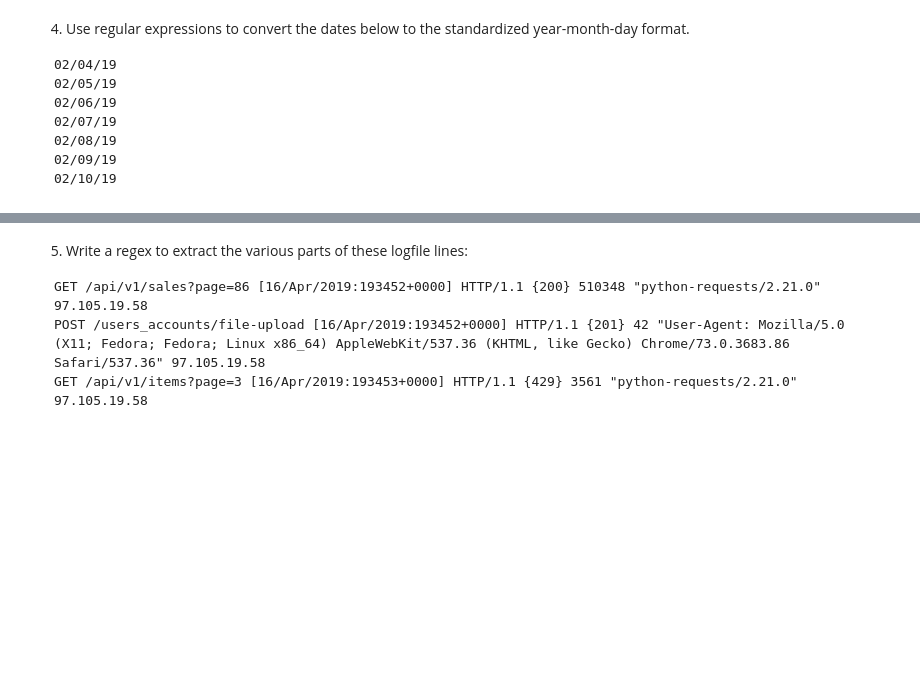
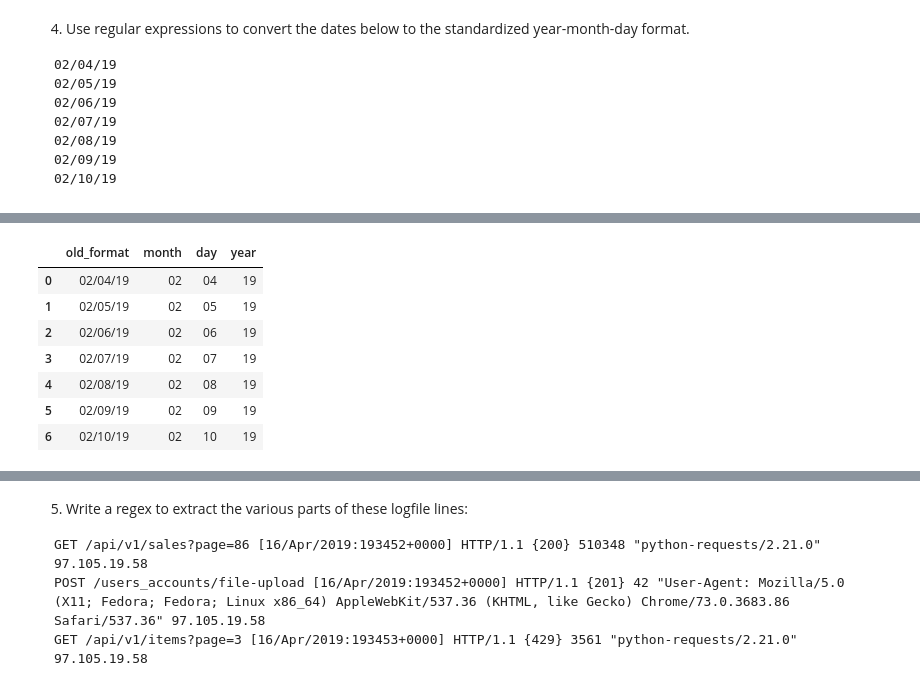
Before and after one commit to Jared-Godar/natural-language-processing-exercises, a Jupyter notebook: regex_exercises.ipynb, the cells around one changed output, grey strips where cells are left out. Drawn from its saved outputs; the diff is of its cells as text; code cells hidden in the pictures; blank space fills up the shorter version.

```diff
--- a/regex_exercises.ipynb
+++ b/regex_exercises.ipynb
@@ -38,0 +93,12 @@ False
+# %%
+phonePattern = re.compile(r'''
+                # don't match beginning of string, number can start anywhere
+    (\d{3})*     # area code is 3 digits (e.g. '800')
+    \D*         # optional separator is any number of non-digits
+    (\d{3})     # trunk is 3 digits (e.g. '555')
+    \D*         # optional separator
+    (\d{4})     # rest of number is 4 digits (e.g. '1212')
+    \D*         # optional separator
+    (\d*)       # extension is optional and can be any number of digits
+    $           # end of string
+    ''', re.VERBOSE)
@@ -48,0 +199,12 @@ False
+# %%
+df = pd.concat([df, df.old_format.str.extract(date_convert)], axis=1)
+df
+# %% [output]
+|  | old_format | month | day | year |
+| 0 | 02/04/19 | 02 | 04 | 19 |
+| 1 | 02/05/19 | 02 | 05 | 19 |
+| 2 | 02/06/19 | 02 | 06 | 19 |
+| 3 | 02/07/19 | 02 | 07 | 19 |
+| 4 | 02/08/19 | 02 | 08 | 19 |
+| 5 | 02/09/19 | 02 | 09 | 19 |
+| 6 | 02/10/19 | 02 | 10 | 19 |
```
Also changed, not shown: parts of 37 cells of this notebook.
